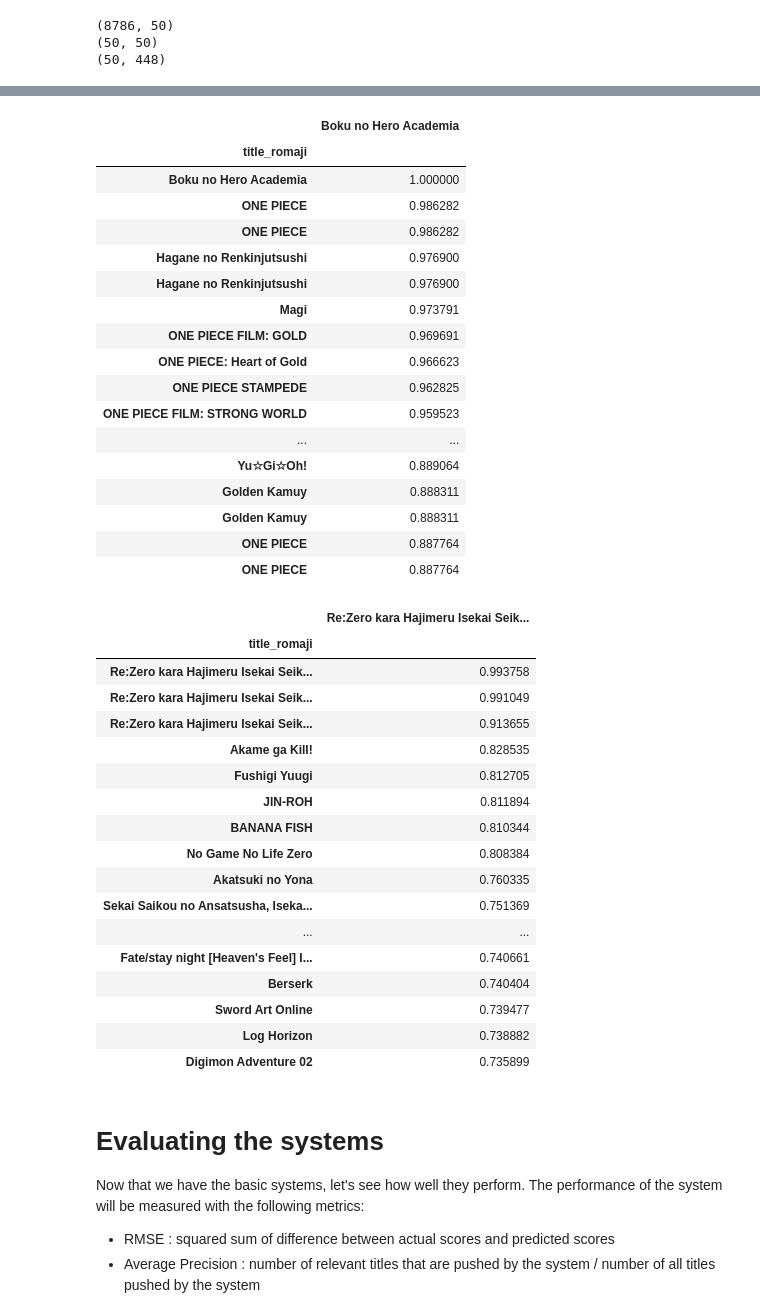
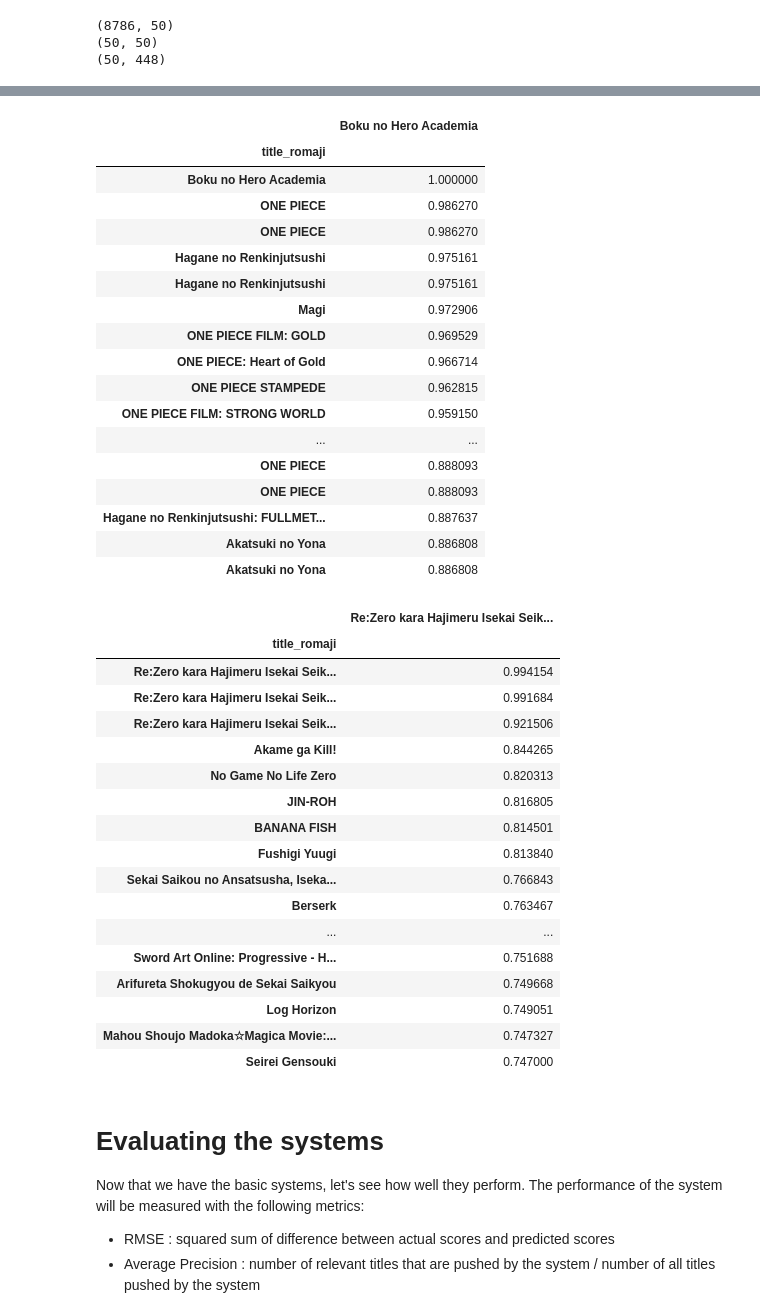
Before and after one commit to doyoung-umich/pj_otaku, a Jupyter notebook: Doyoung/EDA.ipynb, the cells around one changed output, grey strips where cells are left out. Saved outputs shown, nothing was run; the diff lists cells and outputs as text; code cells hidden in the pictures.

```diff
--- a/Doyoung/EDA.ipynb
+++ b/Doyoung/EDA.ipynb
@@ -455,12 +469,13 @@ print(lsi.components_.shape)
 (50, 50)
 (50, 448)
 # %%
-# now that we have title - latent factor matrix, we can create a correlation matrix out of it
+# now that we have title - latent factor matrix, we can create a cosine similarity matrix out of it
 latent_mat = pd.DataFrame(reduced_term_matrix, index = titles['title_romaji'])
-latent_corr = latent_mat.T.corr()
+latent_sim = pd.DataFrame(cosine_similarity(latent_mat),
+                         columns = titles['title_romaji'], index = titles['title_romaji'])
 # %%
 # to check sanity, filter out less popular titles
-latent_corr_popular = latent_corr[popular_title]
+latent_sim_popular = latent_sim[popular_title]
 # %%
 # Let's check the performance
 
@@ -510,45 +525,45 @@ latent_corr_popular.loc['JoJo no Kimyou na Bouken: Steel Ball Run'].drop_duplica
 # %%
-latent_corr_popular.loc['Boku no Hero Academia'].iloc[0].sort_values(ascending = False)[1:21].to_frame()
+latent_sim_popular.loc['Boku no Hero Academia'].iloc[0].sort_values(ascending = False)[1:21].to_frame()
 # %% [output]
 |  | Boku no Hero Academia |
 | title_romaji |  |
 | Boku no Hero Academia | 1.000000 |
-| ONE PIECE | 0.986282 |
-| ONE PIECE | 0.986282 |
-| Hagane no Renkinjutsushi | 0.976900 |
-| Hagane no Renkinjutsushi | 0.976900 |
-| Magi | 0.973791 |
-| ONE PIECE FILM: GOLD | 0.969691 |
-| ONE PIECE: Heart of Gold | 0.966623 |
-| ONE PIECE STAMPEDE | 0.962825 |
-| ONE PIECE FILM: STRONG WORLD | 0.959523 |
+| ONE PIECE | 0.986270 |
+| ONE PIECE | 0.986270 |
+| Hagane no Renkinjutsushi | 0.975161 |
+| Hagane no Renkinjutsushi | 0.975161 |
+| Magi | 0.972906 |
+| ONE PIECE FILM: GOLD | 0.969529 |
+| ONE PIECE: Heart of Gold | 0.966714 |
+| ONE PIECE STAMPEDE | 0.962815 |
+| ONE PIECE FILM: STRONG WORLD | 0.959150 |
 | ... | ... |
-| Yu☆Gi☆Oh! | 0.889064 |
-| Golden Kamuy | 0.888311 |
-| Golden Kamuy | 0.888311 |
-| ONE PIECE | 0.887764 |
-| ONE PIECE | 0.887764 |
+| ONE PIECE | 0.888093 |
+| ONE PIECE | 0.888093 |
+| Hagane no Renkinjutsushi: FULLMET... | 0.887637 |
+| Akatsuki no Yona | 0.886808 |
+| Akatsuki no Yona | 0.886808 |
 # %%
-latent_corr_popular.loc['Re:Zero kara Hajimeru Isekai Seikatsu'].iloc[0].drop_duplicates().sort_values(ascending = False)[1:21].to_frame()
+latent_sim_popular.loc['Re:Zero kara Hajimeru Isekai Seikatsu'].iloc[0].drop_duplicates().sort_values(ascending = False)[1:21].to_frame()
 # %% [output]
 |  | Re:Zero kara Hajimeru Isekai Seik... |
 | title_romaji |  |
-| Re:Zero kara Hajimeru Isekai Seik... | 0.993758 |
-| Re:Zero kara Hajimeru Isekai Seik... | 0.991049 |
-| Re:Zero kara Hajimeru Isekai Seik... | 0.913655 |
-| Akame ga Kill! | 0.828535 |
-| Fushigi Yuugi | 0.812705 |
-| JIN-ROH | 0.811894 |
-| BANANA FISH | 0.810344 |
-| No Game No Life Zero | 0.808384 |
-| Akatsuki no Yona | 0.760335 |
-| Sekai Saikou no Ansatsusha, Iseka... | 0.751369 |
+| Re:Zero kara Hajimeru Isekai Seik... | 0.994154 |
+| Re:Zero kara Hajimeru Isekai Seik... | 0.991684 |
+| Re:Zero kara Hajimeru Isekai Seik... | 0.921506 |
+| Akame ga Kill! | 0.844265 |
+| No Game No Life Zero | 0.820313 |
+| JIN-ROH | 0.816805 |
+| BANANA FISH | 0.814501 |
+| Fushigi Yuugi | 0.813840 |
+| Sekai Saikou no Ansatsusha, Iseka... | 0.766843 |
+| Berserk | 0.763467 |
 | ... | ... |
-| Fate/stay night [Heaven's Feel] I... | 0.740661 |
-| Berserk | 0.740404 |
-| Sword Art Online | 0.739477 |
-| Log Horizon | 0.738882 |
-| Digimon Adventure 02 | 0.735899 |
+| Sword Art Online: Progressive - H... | 0.751688 |
+| Arifureta Shokugyou de Sekai Saikyou | 0.749668 |
+| Log Horizon | 0.749051 |
+| Mahou Shoujo Madoka☆Magica Movie:... | 0.747327 |
+| Seirei Gensouki | 0.747000 |
 # %% [markdown]
 # Evaluating the systems
 Now that we have the basic systems, let's see how well they perform.
```
Also changed, not shown: parts of 26 cells of this notebook.
